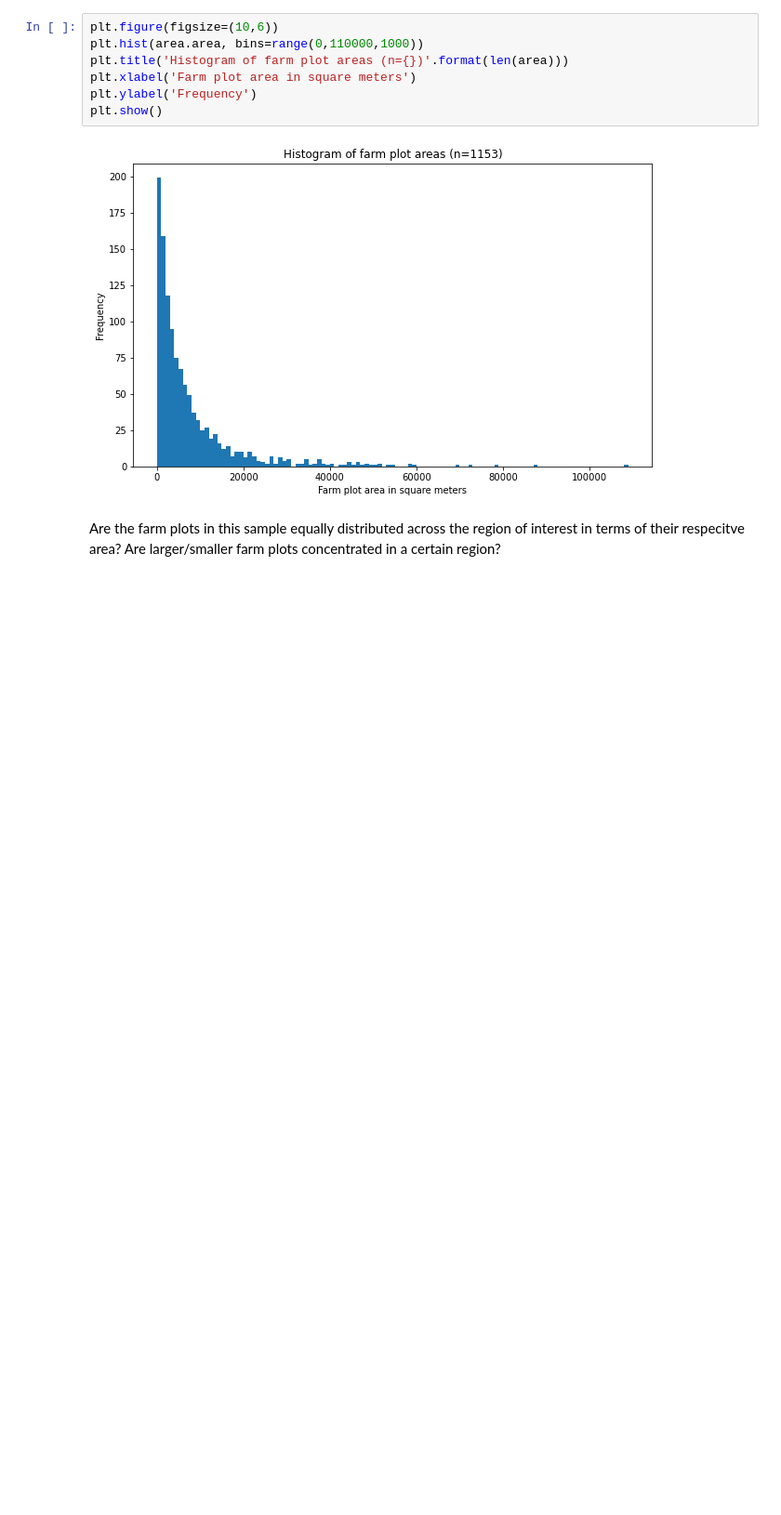
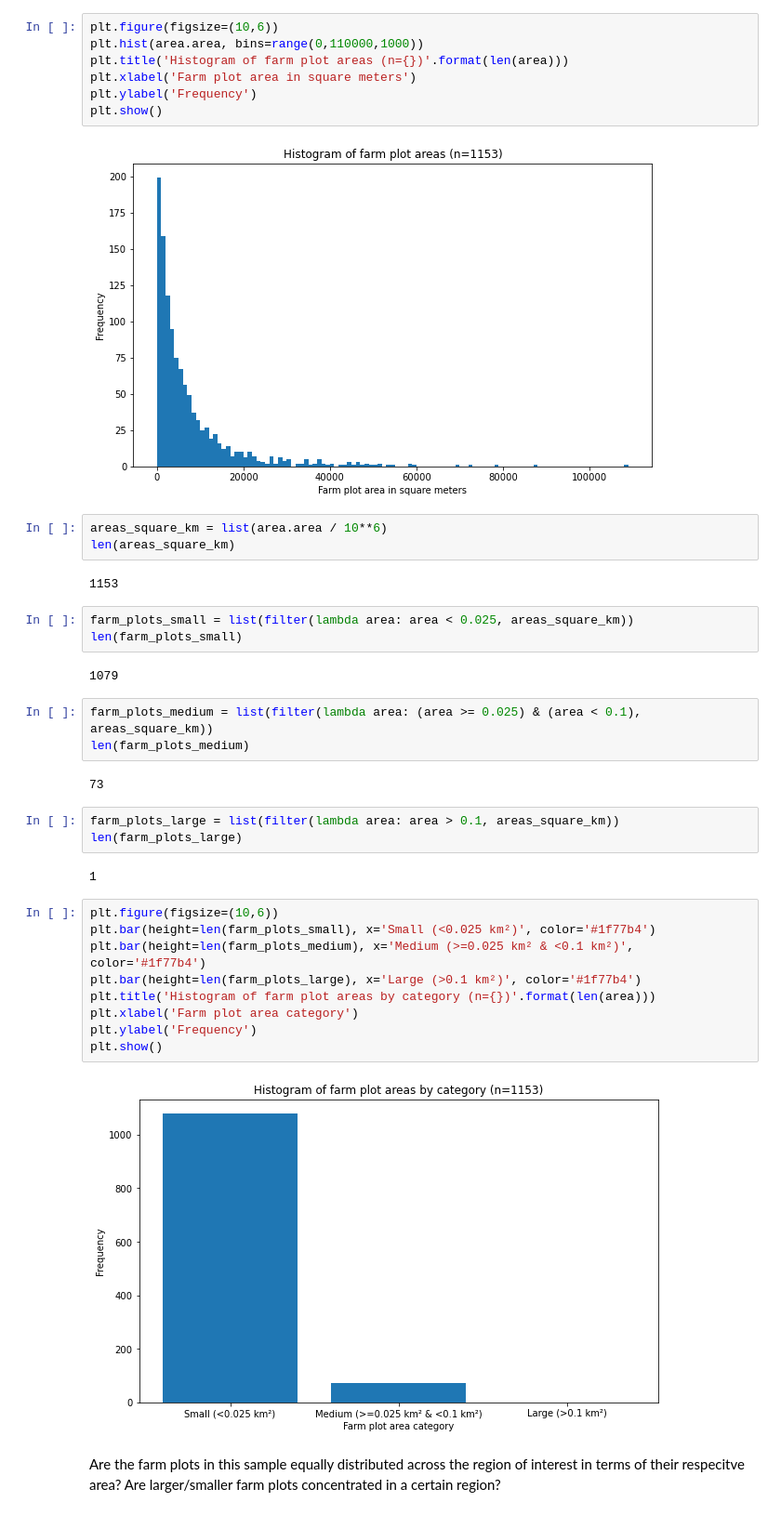
Before and after one commit to alexvmt/farm_plot_detection, a Jupyter notebook: farm_plots_fixed_eda.ipynb, the cells around one changed output. Shown at 93% size. Drawn from its saved outputs; the diff is of its cells as text; blank space fills up the shorter version.

Commit message:
farm plot areas by category

```diff
--- a/farm_plots_fixed_eda.ipynb
+++ b/farm_plots_fixed_eda.ipynb
@@ -281,5 +281,36 @@ plt.ylabel('Frequency')
 plt.show()
 # %% [output]
 [figure]
+# %%
+areas_square_km = list(area.area / 10**6)
+len(areas_square_km)
+# %% [output]
+1153
+# %%
+farm_plots_small = list(filter(lambda area: area < 0.025, areas_square_km))
+len(farm_plots_small)
+# %% [output]
+1079
+# %%
+farm_plots_medium = list(filter(lambda area: (area >= 0.025) & (area < 0.1), areas_square_km))
+len(farm_plots_medium)
+# %% [output]
+73
+# %%
+farm_plots_large = list(filter(lambda area: area > 0.1, areas_square_km))
+len(farm_plots_large)
+# %% [output]
+1
+# %%
+plt.figure(figsize=(10,6))
+plt.bar(height=len(farm_plots_small), x='Small (<0.025 km²)', color='#1f77b4')
+plt.bar(height=len(farm_plots_medium), x='Medium (>=0.025 km² & <0.1 km²)', color='#1f77b4')
+plt.bar(height=len(farm_plots_large), x='Large (>0.1 km²)', color='#1f77b4')
+plt.title('Histogram of farm plot areas by category (n={})'.format(len(area)))
+plt.xlabel('Farm plot area category')
+plt.ylabel('Frequency')
+plt.show()
+# %% [output]
+[figure, added]
 # %% [markdown]
 Are the farm plots in this sample equally distributed across the region of interest in terms of their respecitve area? Are larger/smaller farm plots concentrated in a certain region?
```
Also changed, not shown: parts of 1 cell of this notebook, 2 other files.
